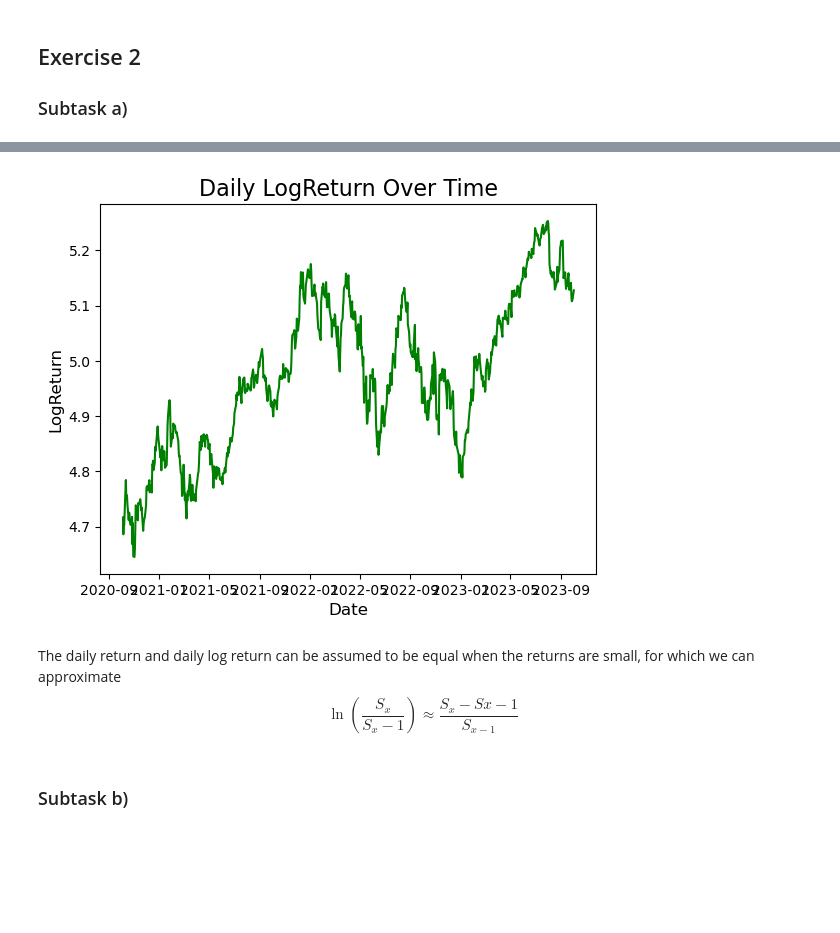
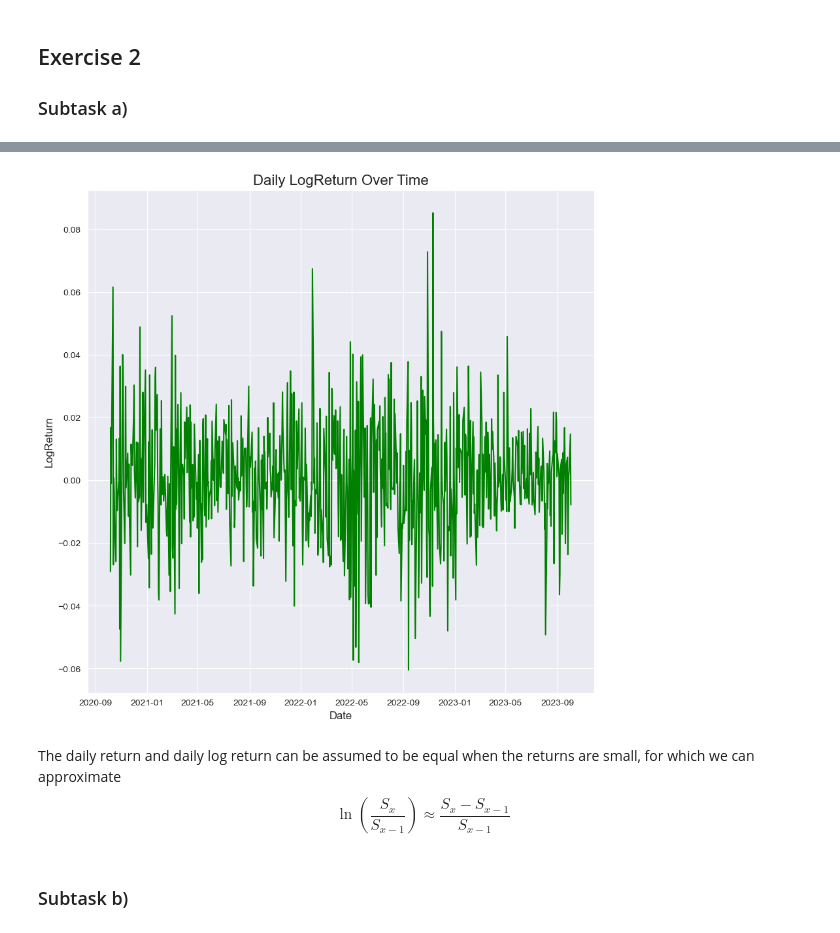
Before and after one commit to andreist3fan/ovmHW1, a Jupyter notebook: homework1.ipynb, the cells around one changed output, grey strips where cells are left out. Cells and saved outputs as stored; diff of their text form; code cells hidden in the pictures; blank space fills up the shorter version.

```diff
--- a/homework1.ipynb
+++ b/homework1.ipynb
@@ -87,10 +87,13 @@ for ix, n in enumerate(arr):
 daily_data = pd.read_csv("data/DailyData - STOCK_US_XNAS_AAPL.csv")
 #print(daily_data)
 daily_data['Date'] = pd.to_datetime(daily_data['Date'])
+daily_data.sort_values('Date', inplace=True)
 daily_data.set_index('Date', inplace=True)
+plt.figure(figsize=(10,10))
 plt.title('Price Trend Over Time', fontsize=16)
 plt.xlabel('Date', fontsize=12)
 plt.ylabel('Price', fontsize=12)
 plt.plot(daily_data.index, daily_data.Close, linestyle='-', color='b', label='Price')
 plt.show()
+#print(daily_data)
 # %% [output]
@@ -108,15 +111,17 @@ plt.show()
 # %%
 # plot daily logreturn
-daily_data['LogReturn'] = np.log(daily_data['Close'] - np.log(daily_data['Close'].shift(1)))
+daily_data['LogReturn'] =   np.log(daily_data['Close']) - np.log(daily_data['Close'].shift(1))
+
+plt.figure(figsize=(10,10))
 plt.title('Daily LogReturn Over Time', fontsize=16)
 plt.xlabel('Date', fontsize=12)
 plt.ylabel('LogReturn', fontsize=12)
 plt.plot(daily_data.index, daily_data.LogReturn, linestyle='-', color='g', label='LogReturn')
 plt.show()
 # %% [output]
-[figure, old version]
+[figure, new version]
 # %% [markdown]
-The daily return and daily log return can be assumed to be equal when the returns are small, for which we can approximate $$\ln(\frac{S_{x}}{S_x-1}) \approx \frac{S_{x}-S{x-1}}{S_{x-1}}$$
+The daily return and daily log return can be assumed to be equal when the returns are small, for which we can approximate $$\ln(\frac{S_{x}}{S_{x-1}}) \approx \frac{S_{x}-S_{x-1}}{S_{x-1}}$$
 # %% [markdown]
 ### Subtask b)
 # %%
```
Also changed, not shown: parts of 25 cells of this notebook, 1 other file.
